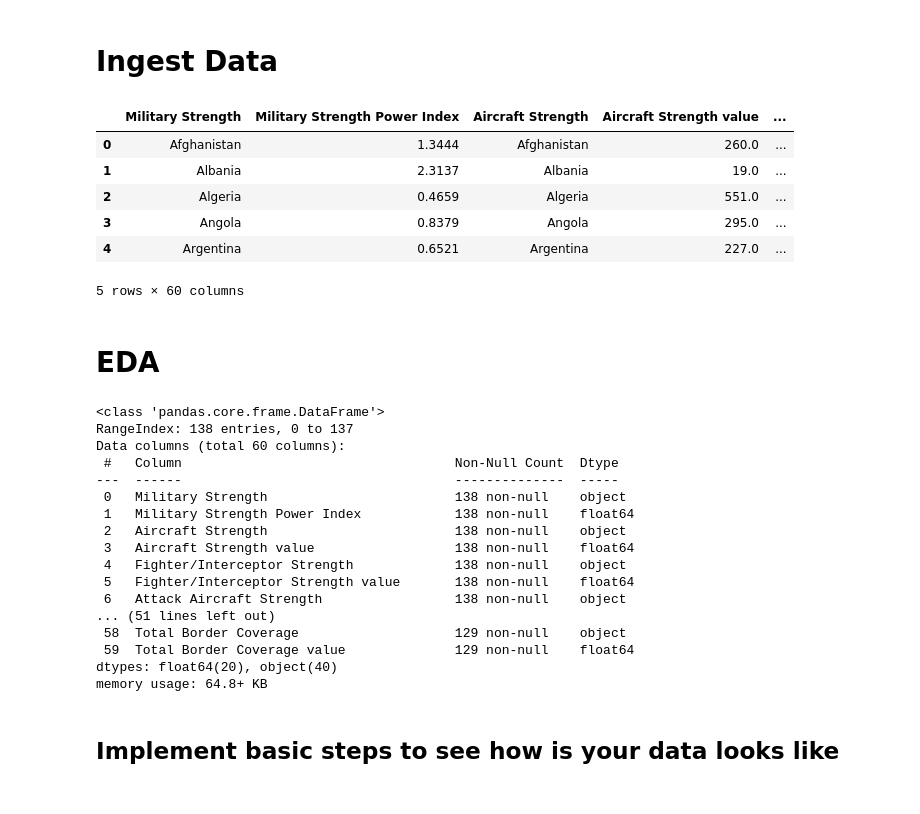
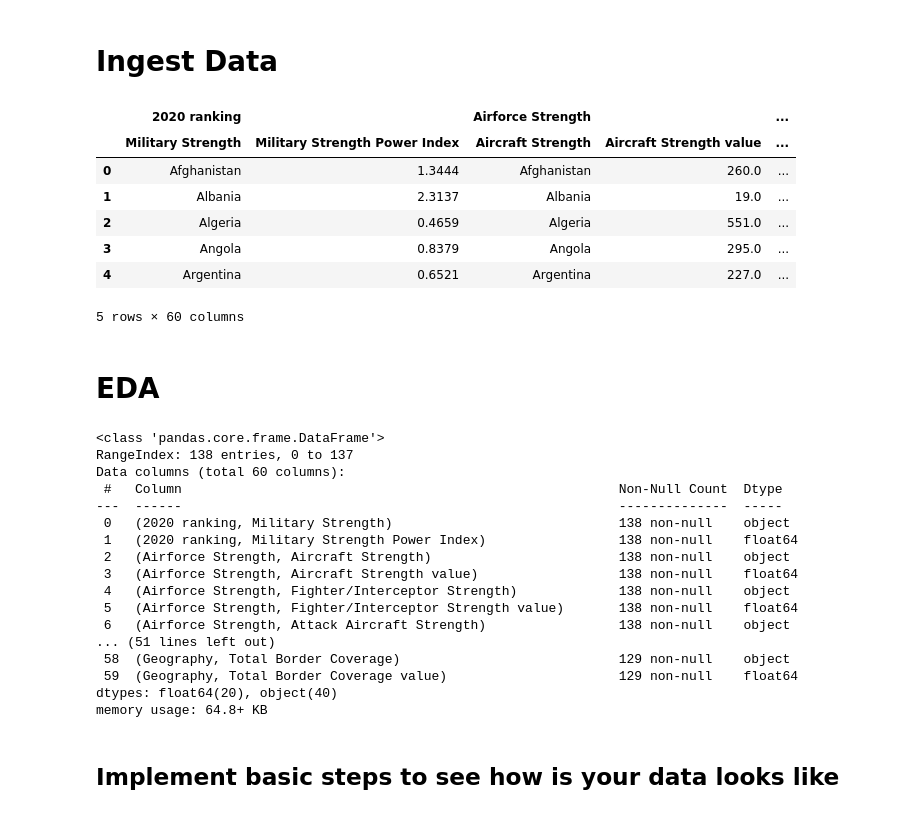
Before and after one commit to ZeynepAkkus/ML, a Jupyter notebook: 17.4. World Military Power Clustering/military_power-blankZA.ipynb, the cells around one changed output. Drawn from its saved outputs; the diff is of its cells as text; code cells hidden in the pictures.

```diff
--- a/17.4. World Military Power Clustering/military_power-blankZA.ipynb
+++ b/17.4. World Military Power Clustering/military_power-blankZA.ipynb
@@ -17,9 +17,10 @@ warnings.filterwarnings("ignore")
 # %% [markdown]
 # Ingest Data
 # %%
-df = pd.read_excel('World military power.xlsx', header=[1])
+df = pd.read_excel('World military power.xlsx', header=[0,1])
 df.head()
 # %% [output]
+|  | 2020 ranking |  | Airforce Strength |  | ... |
 |  | Military Strength | Military Strength Power Index | Aircraft Strength | Aircraft Strength value | ... |
 | 0 | Afghanistan | 1.3444 | Afghanistan | 260.0 | ... |
 | 1 | Albania | 2.3137 | Albania | 19.0 | ... |
@@ -35,18 +36,18 @@ df.info()
 <class 'pandas.core.frame.DataFrame'>
 RangeIndex: 138 entries, 0 to 137
 Data columns (total 60 columns):
- #   Column                                   Non-Null Count  Dtype
----  ------                                   --------------  -----
- 0   Military Strength                        138 non-null    object
- 1   Military Strength Power Index            138 non-null    float64
- 2   Aircraft Strength                        138 non-null    object
- 3   Aircraft Strength value                  138 non-null    float64
- 4   Fighter/Interceptor Strength             138 non-null    object
- 5   Fighter/Interceptor Strength value       138 non-null    float64
- 6   Attack Aircraft Strength                 138 non-null    object
+ #   Column                                                        Non-Null Count  Dtype
+---  ------                                                        --------------  -----
+ 0   (2020 ranking, Military Strength)                             138 non-null    object
+ 1   (2020 ranking, Military Strength Power Index)                 138 non-null    float64
+ 2   (Airforce Strength, Aircraft Strength)                        138 non-null    object
+ 3   (Airforce Strength, Aircraft Strength value)                  138 non-null    float64
+ 4   (Airforce Strength, Fighter/Interceptor Strength)             138 non-null    object
+ 5   (Airforce Strength, Fighter/Interceptor Strength value)       138 non-null    float64
+ 6   (Airforce Strength, Attack Aircraft Strength)                 138 non-null    object
 ... (51 lines left out)
- 58  Total Border Coverage                    129 non-null    object
- 59  Total Border Coverage value              129 non-null    float64
+ 58  (Geography, Total Border Coverage)                            129 non-null    object
+ 59  (Geography, Total Border Coverage value)                      129 non-null    float64
 dtypes: float64(20), object(40)
 memory usage: 64.8+ KB
 # %% [markdown]
```
Also changed, not shown: parts of 47 cells of this notebook.
